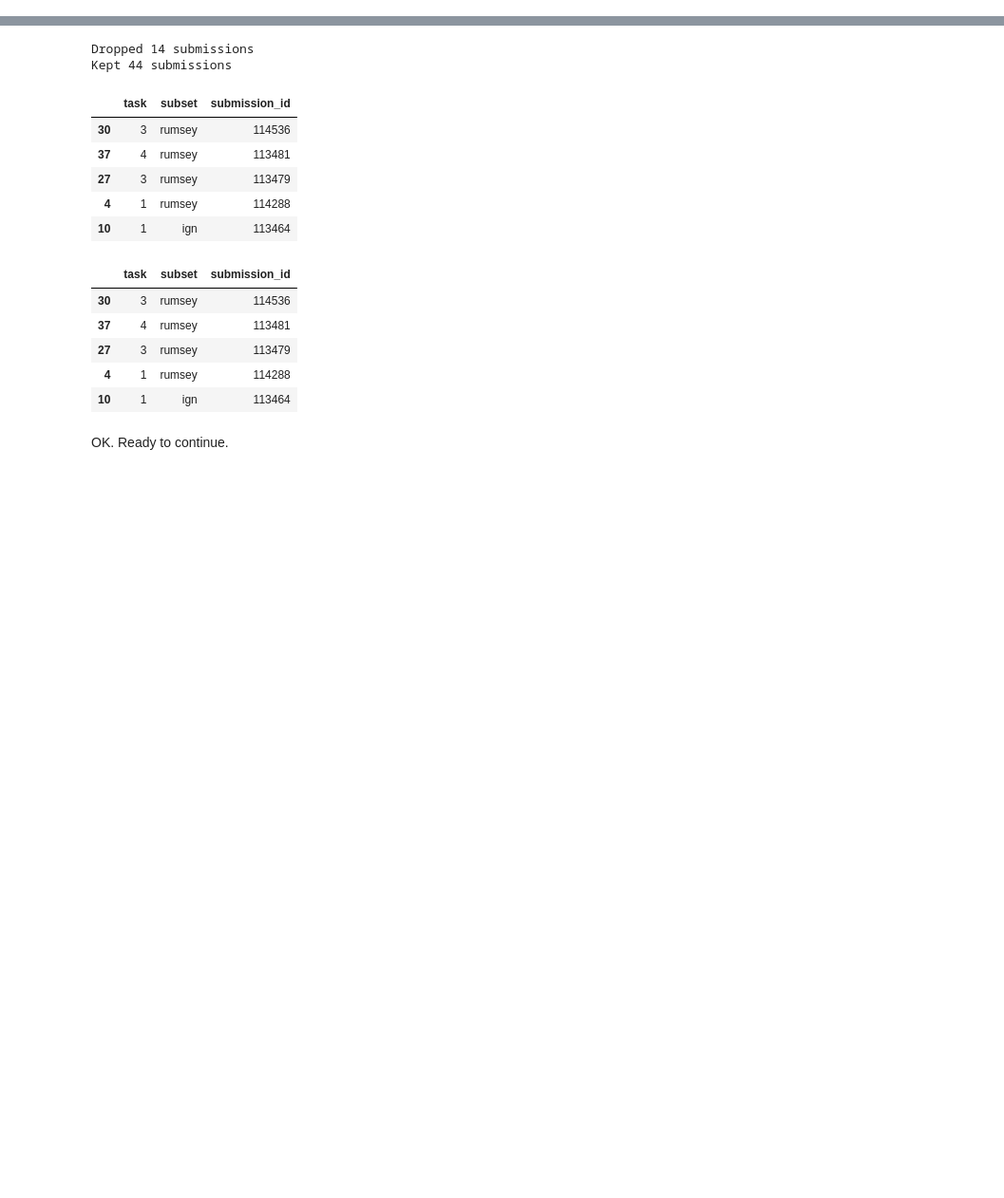
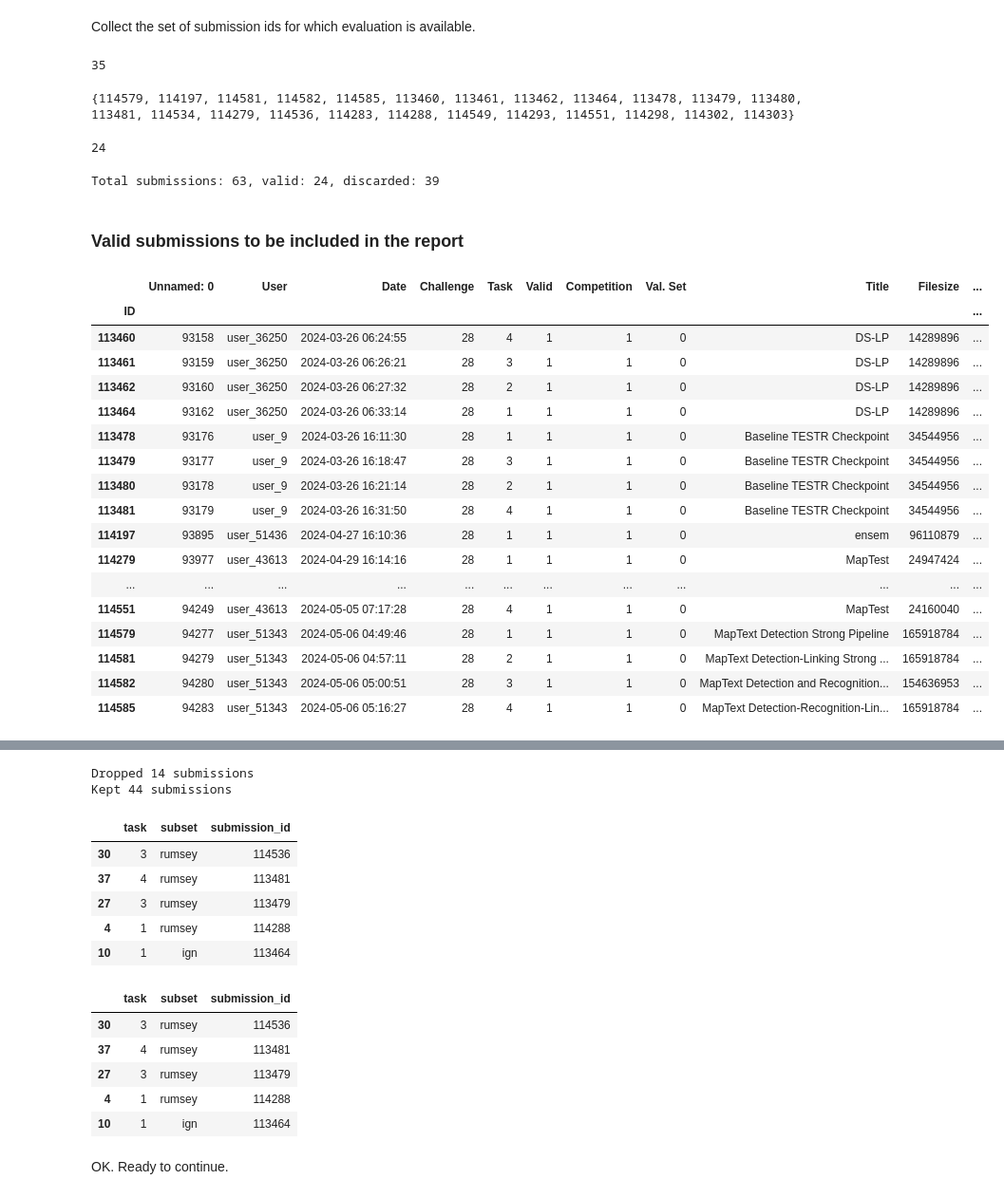
Before and after one commit to icdar-maptext/analysis, a Jupyter notebook: 01-list-valid-submissions.ipynb, the cells around one changed output, grey strips where cells are left out. Shown at 95% size. Saved outputs shown, nothing was run; the diff lists cells and outputs as text; code cells hidden in the pictures; blank space fills up the shorter version.

Commit message:
Extract valid submissions list generation

```diff
--- a/01-list-valid-submissions.ipynb
+++ b/01-list-valid-submissions.ipynb
@@ -0,0 +36,54 @@
+# %%
+duplicate_submission_ids_manual = [
+    114256, 114281, 114292,  # task 1
+    114294, 114580,  # task 2
+    114289, 114291, 114322,  # task 3
+    114295, 114583, 114584]  # task 4
+# %% [markdown]
+Collect the set of submission ids for which evaluation is available.
+# %%
+from icdar24_maptext_analysis.loaders import VALID_SUBSETS, VALID_TASKS, list_results
+available_results = []
+for task_id in VALID_TASKS:
+    for subset in VALID_SUBSETS:
+        available_results.extend(list_results(task_id, subset))
+available_results = set(int(x) for x in available_results)
+len(available_results)
+# %% [output]
+35
+# %%
+valid_submission_ids = available_results - set(duplicate_submission_ids_manual)
+print(valid_submission_ids)
+len(valid_submission_ids)
+# %% [output]
+{114579, 114197, 114581, 114582, 114585, 113460, 113461, 113462, 113464, 113478, 113479, 113480, 113481, 114534, 114279, 114536, 114283, 114288, 114549, 114293, 114551, 114298, 114302, 114303}
+24
+# %%
+submissions_meta_ignored = submissions_meta.loc[~submissions_meta.index.isin(valid_submission_ids)]
+submissions_meta_valid = submissions_meta.loc[submissions_meta.index.isin(valid_submission_ids)]
+print(f"Total submissions: {len(submissions_meta)}, valid: {len(valid_submission_ids)}, discarded: {len(submissions_meta_ignored)}")
+# %% [output]
+Total submissions: 63, valid: 24, discarded: 39
+# %% [markdown]
+### Valid submissions to be included in the report
+# %%
+submissions_meta_valid
+# %% [output]
+|  | Unnamed: 0 | User | Date | Challenge | Task | Valid | Competition | Val. Set | Title | Filesize | ... |
+| ID |  |  |  |  |  |  |  |  |  |  | ... |
+| 113460 | 93158 | user_36250 | 2024-03-26 06:24:55 | 28 | 4 | 1 | 1 | 0 | DS-LP | 14289896 | ... |
+| 113461 | 93159 | user_36250 | 2024-03-26 06:26:21 | 28 | 3 | 1 | 1 | 0 | DS-LP | 14289896 | ... |
+| 113462 | 93160 | user_36250 | 2024-03-26 06:27:32 | 28 | 2 | 1 | 1 | 0 | DS-LP | 14289896 | ... |
+| 113464 | 93162 | user_36250 | 2024-03-26 06:33:14 | 28 | 1 | 1 | 1 | 0 | DS-LP | 14289896 | ... |
+| 113478 | 93176 | user_9 | 2024-03-26 16:11:30 | 28 | 1 | 1 | 1 | 0 | Baseline TESTR Checkpoint | 34544956 | ... |
+| 113479 | 93177 | user_9 | 2024-03-26 16:18:47 | 28 | 3 | 1 | 1 | 0 | Baseline TESTR Checkpoint | 34544956 | ... |
+| 113480 | 93178 | user_9 | 2024-03-26 16:21:14 | 28 | 2 | 1 | 1 | 0 | Baseline TESTR Checkpoint | 34544956 | ... |
+| 113481 | 93179 | user_9 | 2024-03-26 16:31:50 | 28 | 4 | 1 | 1 | 0 | Baseline TESTR Checkpoint | 34544956 | ... |
+| 114197 | 93895 | user_51436 | 2024-04-27 16:10:36 | 28 | 1 | 1 | 1 | 0 | ensem | 96110879 | ... |
+| 114279 | 93977 | user_43613 | 2024-04-29 16:14:16 | 28 | 1 | 1 | 1 | 0 | MapTest | 24947424 | ... |
+| ... | ... | ... | ... | ... | ... | ... | ... | ... | ... | ... | ... |
+| 114551 | 94249 | user_43613 | 2024-05-05 07:17:28 | 28 | 4 | 1 | 1 | 0 | MapTest | 24160040 | ... |
+| 114579 | 94277 | user_51343 | 2024-05-06 04:49:46 | 28 | 1 | 1 | 1 | 0 | MapText Detection Strong Pipeline | 165918784 | ... |
+| 114581 | 94279 | user_51343 | 2024-05-06 04:57:11 | 28 | 2 | 1 | 1 | 0 | MapText Detection-Linking Strong ... | 165918784 | ... |
+| 114582 | 94280 | user_51343 | 2024-05-06 05:00:51 | 28 | 3 | 1 | 1 | 0 | MapText Detection and Recognition... | 154636953 | ... |
+| 114585 | 94283 | user_51343 | 2024-05-06 05:16:27 | 28 | 4 | 1 | 1 | 0 | MapText Detection-Recognition-Lin... | 165918784 | ... |
```
Also changed, not shown: parts of 12 cells of this notebook.
